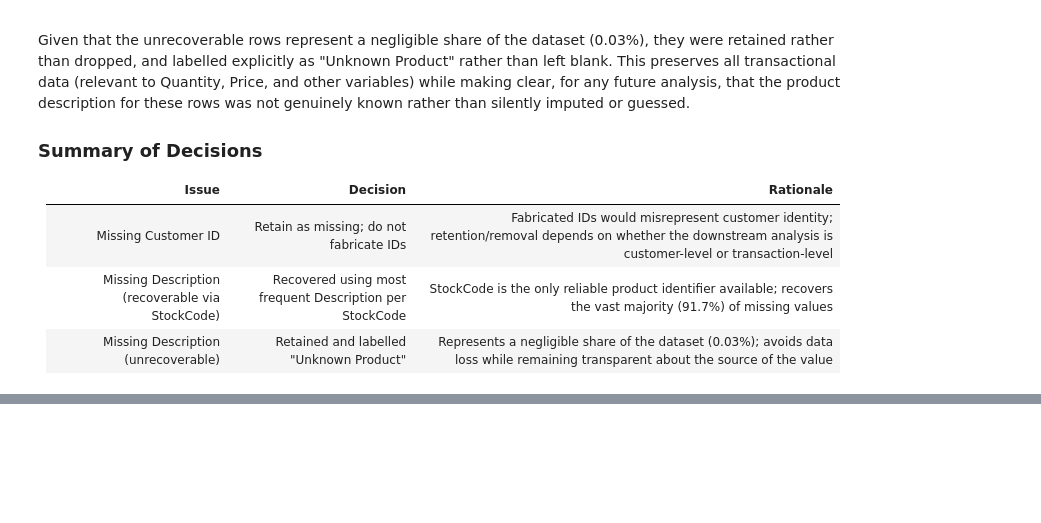
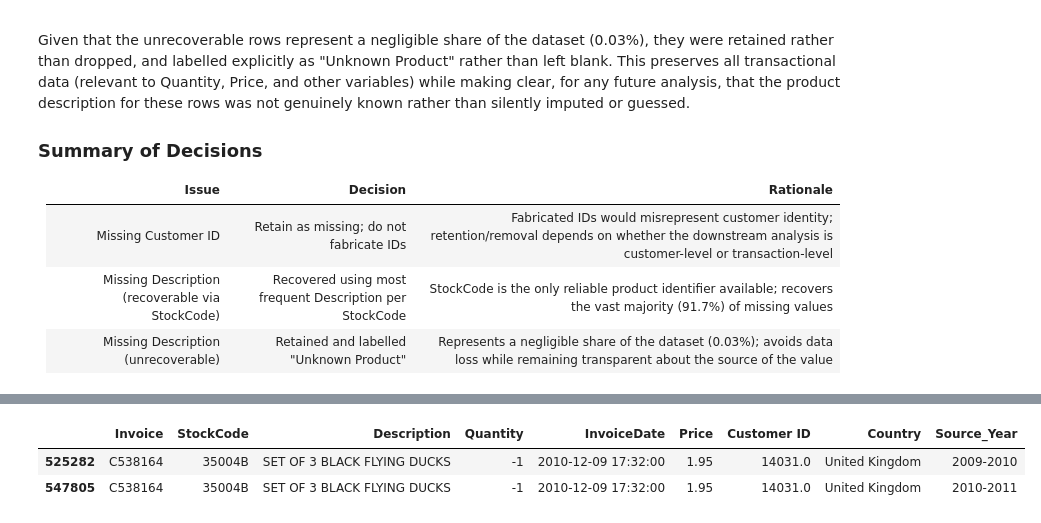
Before and after one commit to JoseAlberto88/Cleaning-Online-Retail-Data-and-Predicting-Purchase-Quantity, a Jupyter notebook: Cleaning_Data.ipynb, the cells around one changed output, grey strips where cells are left out. Cells and saved outputs as stored; diff of their text form; code cells hidden in the pictures; blank space fills up the shorter version.

```diff
--- a/Cleaning_Data.ipynb
+++ b/Cleaning_Data.ipynb
@@ -435,0 +500,13 @@ df.head()
+# %%
+key_cols = ['Invoice', 'StockCode', 'Quantity', 'InvoiceDate', 'Price', 'Customer ID', 'Country']
+
+key_dup_mask = df.duplicated(subset=key_cols, keep=False)
+exact_dup_mask = df.duplicated(subset=original_cols, keep=False)
+
+# Rows that match on key columns but are NOT exact duplicates
+gap_rows = df[key_dup_mask & ~exact_dup_mask]
+print("Number of rows matching on key columns but differing elsewhere:", len(gap_rows))
+
+# Find the most repeated key-combination in this gap group
+example_group = gap_rows.groupby(key_cols, dropna=False).size().sort_values(ascending=False)
+print(example_group.head(3))
@@ -435,0 +520,14 @@ df.head()
+# %%
+top_combo = example_group.index[0]  # a tuple of (Invoice, StockCode, Quantity, InvoiceDate, Price, Customer ID, Country)
+
+sample = gap_rows[
+    (gap_rows['Invoice'] == top_combo[0]) &
+    (gap_rows['StockCode'] == top_combo[1]) &
+    (gap_rows['Quantity'] == top_combo[2])
+]
+
+sample[['Invoice', 'StockCode', 'Description', 'Quantity', 'InvoiceDate', 'Price', 'Customer ID', 'Country', 'Source_Year']]
+# %% [output]
+|  | Invoice | StockCode | Description | Quantity | InvoiceDate | Price | Customer ID | Country | Source_Year |
+| 525282 | C538164 | 35004B | SET OF 3 BLACK FLYING DUCKS | -1 | 2010-12-09 17:32:00 | 1.95 | 14031.0 | United Kingdom | 2009-2010 |
+| 547805 | C538164 | 35004B | SET OF 3 BLACK FLYING DUCKS | -1 | 2010-12-09 17:32:00 | 1.95 | 14031.0 | United Kingdom | 2010-2011 |
```
Also changed, not shown: parts of 18 cells of this notebook.
